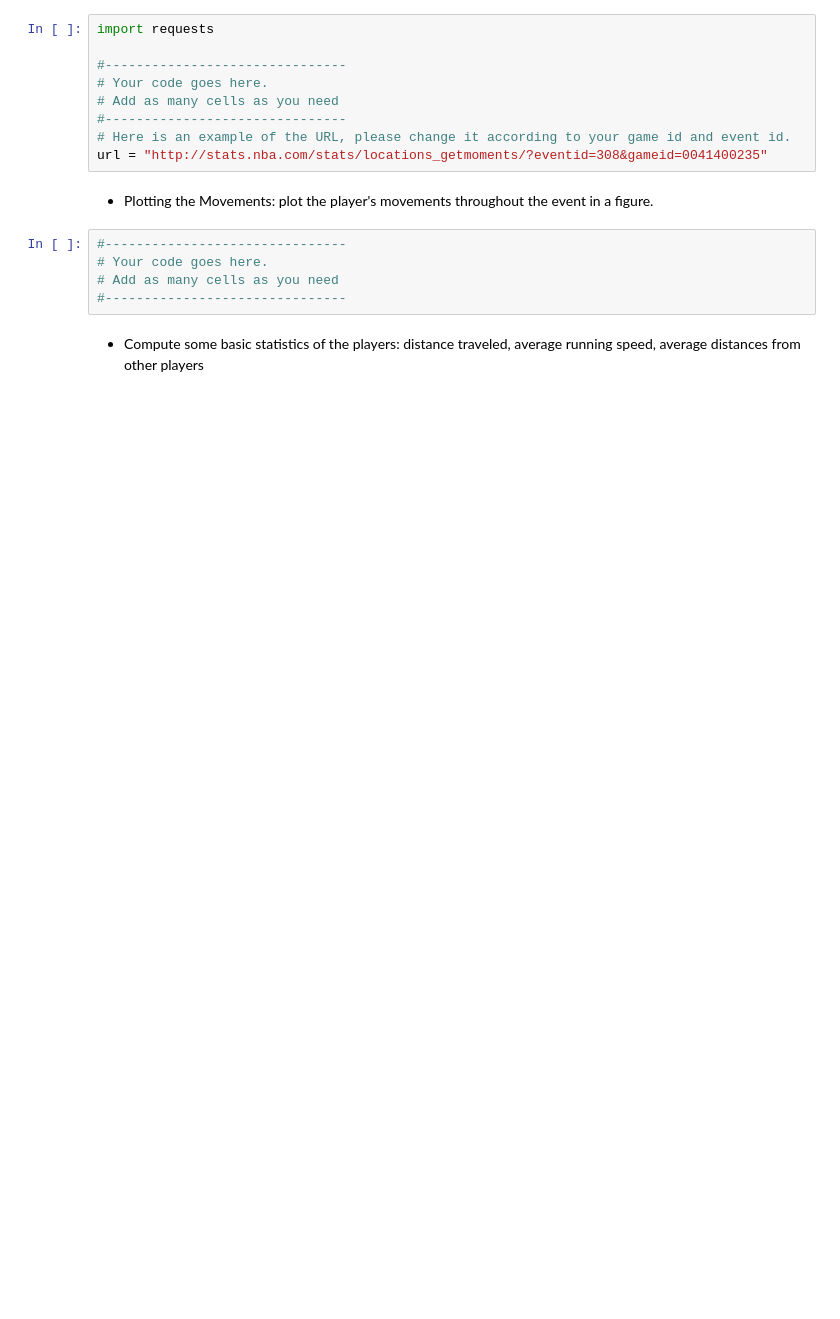
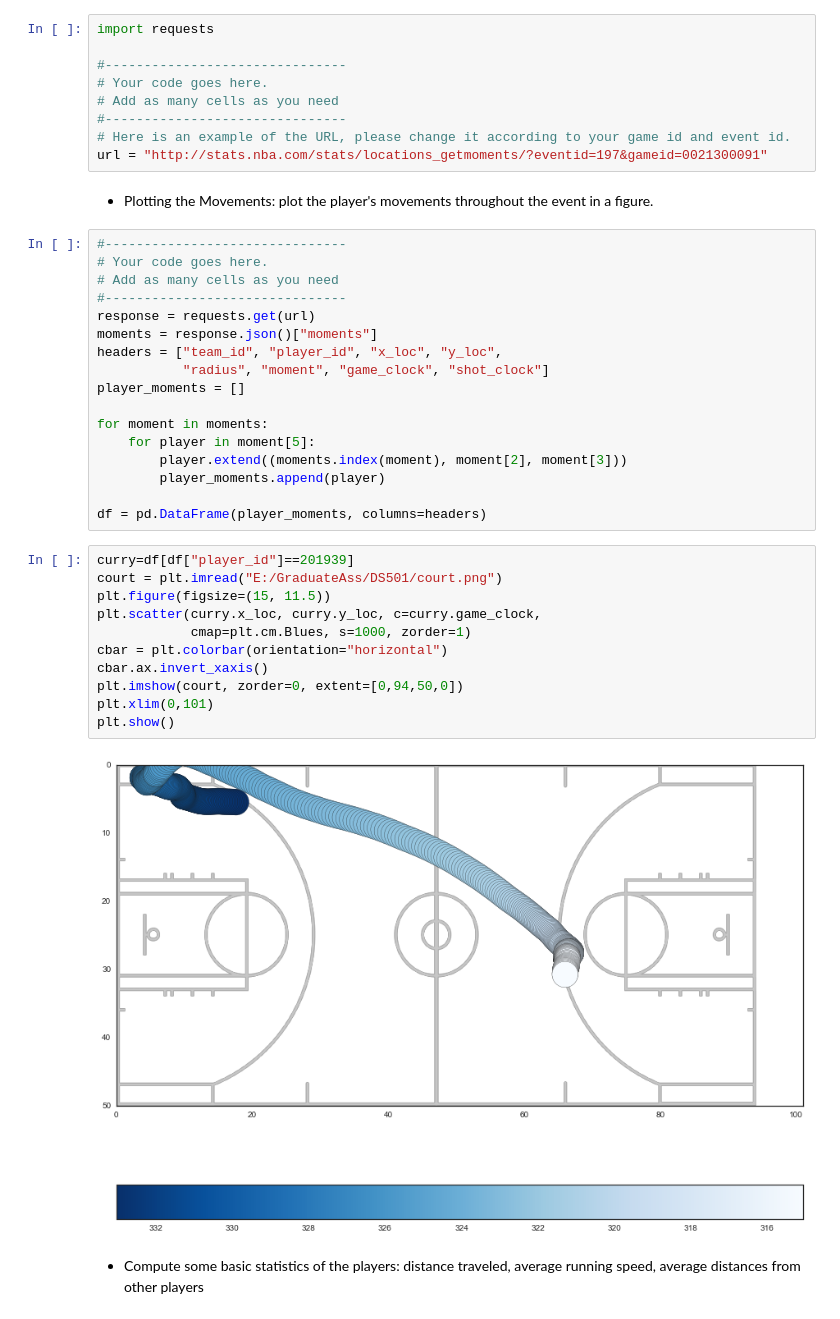
Before and after one commit to beflew/DS501_Case2, a Jupyter notebook: Case Study 2.ipynb, the cells around one changed output. Saved outputs shown, nothing was run; the diff lists cells and outputs as text; blank space fills up the shorter version.

```diff
--- a/Case Study 2.ipynb
+++ b/Case Study 2.ipynb
@@ -174,13 +254,38 @@ import requests
 # Add as many cells as you need
 #-------------------------------
 # Here is an example of the URL, please change it according to your game id and event id.
-url = "http://stats.nba.com/stats/locations_getmoments/?eventid=308&gameid=0041400235"
+url = "http://stats.nba.com/stats/locations_getmoments/?eventid=197&gameid=0021300091"
 # %% [markdown]
 * Plotting the Movements: plot the player's movements throughout the event in a figure.
-# %%
-#-------------------------------
-# Your code goes here.
-# Add as many cells as you need
-#-------------------------------
+# %%
+#-------------------------------
+# Your code goes here.
+# Add as many cells as you need
+#-------------------------------
+response = requests.get(url)
+moments = response.json()["moments"]
+headers = ["team_id", "player_id", "x_loc", "y_loc",
+           "radius", "moment", "game_clock", "shot_clock"]
+player_moments = []
+
+for moment in moments:
+    for player in moment[5]:
+        player.extend((moments.index(moment), moment[2], moment[3]))
+        player_moments.append(player)
+
+df = pd.DataFrame(player_moments, columns=headers)
+# %%
+curry=df[df["player_id"]==201939]
+court = plt.imread("E:/GraduateAss/DS501/court.png")
+plt.figure(figsize=(15, 11.5))
+plt.scatter(curry.x_loc, curry.y_loc, c=curry.game_clock,
+            cmap=plt.cm.Blues, s=1000, zorder=1)
+cbar = plt.colorbar(orientation="horizontal")
+cbar.ax.invert_xaxis()
+plt.imshow(court, zorder=0, extent=[0,94,50,0])
+plt.xlim(0,101)
+plt.show()
+# %% [output]
+[figure, added]
 # %% [markdown]
 * Compute some basic statistics of the players: distance traveled, average running speed, average distances from other players
```
Also changed, not shown: parts of 27 cells of this notebook.
